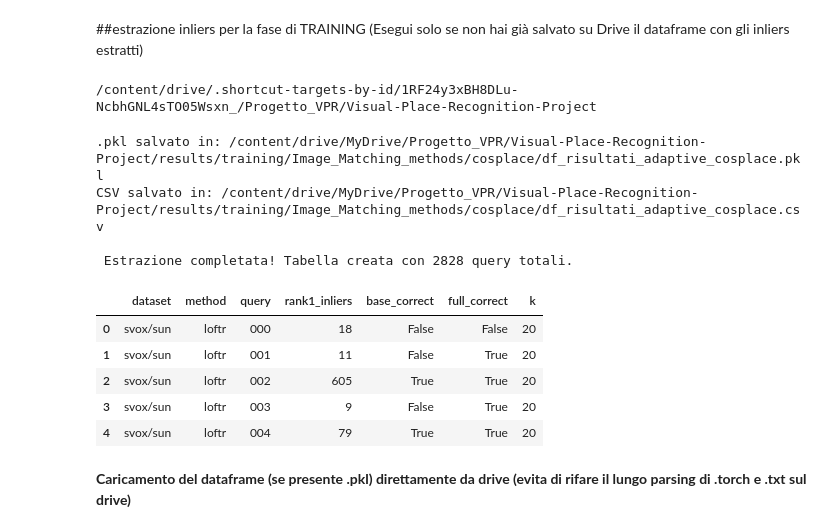
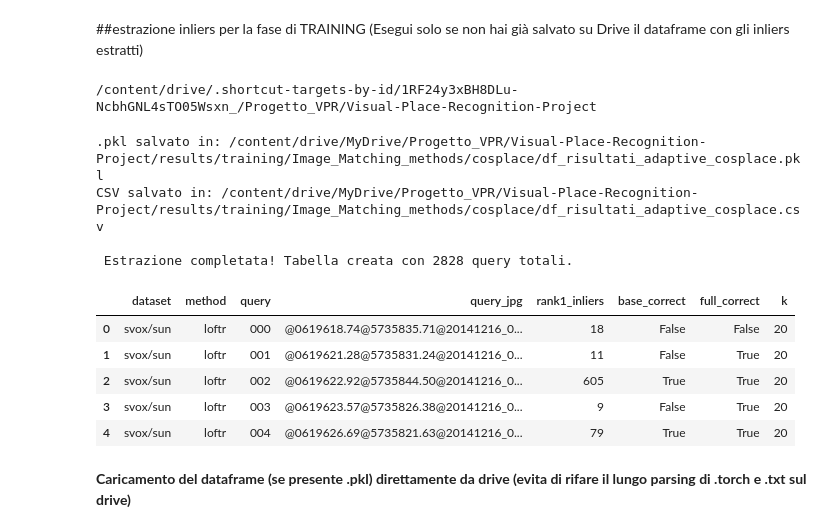
Before and after one commit to androsida/Visual-Place-Recognition-Project, a Jupyter notebook: start_your_project.ipynb, the cells around one changed output. Saved outputs shown, nothing was run; the diff lists cells and outputs as text; code cells hidden in the pictures.

```diff
--- a/start_your_project.ipynb
+++ b/start_your_project.ipynb
@@ -460,8 +460,11 @@ for dataset in datasets:
                 with open(txt_path, 'r') as f:
                     content = f.read().splitlines()
 
+                query_start = content.index("Query path:") + 1
                 preds_start = content.index("Predictions paths:") + 1
                 positives_start = content.index("Positives paths:") + 1
+
+                query_jpg = Path(content[query_start].strip()).name
 
                 predictions = [Path(line.strip()).name for line in content[preds_start:positives_start-1] if line.strip()]
                 positives = {Path(line.strip()).name for line in content[positives_start:] if line.strip()}
@@ -487,6 +490,7 @@ for dataset in datasets:
                 "dataset": dataset,
                 "method": method,
                 "query": q_name,
+                "query_jpg": query_jpg,
                 "rank1_inliers": inliers_list[0],
                 "base_correct": base_correct,
                 "full_correct": full_correct,
@@ -684,8 +688,12 @@ for dataset in datasets:
                 with open(txt_path, 'r') as f:
                     content = f.read().splitlines()
 
+
+                query_start = content.index("Query path:") + 1
                 preds_start = content.index("Predictions paths:") + 1
                 positives_start = content.index("Positives paths:") + 1
+
+                query_jpg = Path(content[query_start].strip()).name
 
                 predictions = [Path(line.strip()).name for line in content[preds_start:positives_start-1] if line.strip()]
                 positives = {Path(line.strip()).name for line in content[positives_start:] if line.strip()}
@@ -711,42 +719,43 @@ for dataset in datasets:
                 "dataset": dataset,
                 "method": method,
                 "query": q_name,
+                "query_jpg": query_jpg,
                 "rank1_inliers": inliers_list[0],
                 "base_correct": base_correct,
                 "full_correct": full_correct,
                 "k": k
             })
 
 # 3. Creazione del DataFrame globale in memoria
 df_risultati_train = pd.DataFrame(tutti_i_dati)
 # 4. Salvataggio direttamente nella cartella drive del metodo VPR del csv e del .pkl
 output_dir = Path(base_dir) / "Image_Matching_methods" / vpr_method
 output_dir.mkdir(parents=True, exist_ok=True)
 
 pkl_path = output_dir / f"df_risultati_adaptive_{vpr_method}.pkl"
 csv_path = output_dir / f"df_risultati_adaptive_{vpr_method}.csv"
 
 df_risultati_train.to_pickle(pkl_path)
 df_risultati_train.to_csv(csv_path, index=False)
 
 
 print(f".pkl salvato in: {pkl_path}")
 print(f"CSV salvato in: {csv_path}")
 print(f"\n Estrazione completata! Tabella creata con {len(df_risultati_train)} query totali.")
 
 df_risultati_train.head()
 # %% [output]
 /content/drive/.shortcut-targets-by-id/1RF24y3xBH8DLu-NcbhGNL4sTO05Wsxn_/Progetto_VPR/Visual-Place-Recognition-Project
 .pkl salvato in: /content/drive/MyDrive/Progetto_VPR/Visual-Place-Recognition-Project/results/training/Image_Matching_methods/cosplace/df_risultati_adaptive_cosplace.pkl
 CSV salvato in: /content/drive/MyDrive/Progetto_VPR/Visual-Place-Recognition-Project/results/training/Image_Matching_methods/cosplace/df_risultati_adaptive_cosplace.csv
 
  Estrazione completata! Tabella creata con 2828 query totali.
-|  | dataset | method | query | rank1_inliers | base_correct | full_correct | k |
-| 0 | svox/sun | loftr | 000 | 18 | False | False | 20 |
-| 1 | svox/sun | loftr | 001 | 11 | False | True | 20 |
-| 2 | svox/sun | loftr | 002 | 605 | True | True | 20 |
-| 3 | svox/sun | loftr | 003 | 9 | False | True | 20 |
-| 4 | svox/sun | loftr | 004 | 79 | True | True | 20 |
+|  | dataset | method | query | query_jpg | rank1_inliers | base_correct | full_correct | k |
+| 0 | svox/sun | loftr | 000 | @0619618.74@5735835.71@20141216_0... | 18 | False | False | 20 |
+| 1 | svox/sun | loftr | 001 | @0619621.28@5735831.24@20141216_0... | 11 | False | True | 20 |
+| 2 | svox/sun | loftr | 002 | @0619622.92@5735844.50@20141216_0... | 605 | True | True | 20 |
+| 3 | svox/sun | loftr | 003 | @0619623.57@5735826.38@20141216_0... | 9 | False | True | 20 |
+| 4 | svox/sun | loftr | 004 | @0619626.69@5735821.63@20141216_0... | 79 | True | True | 20 |
 # %% [markdown]
 **Caricamento del dataframe (se presente .pkl) direttamente da drive (evita di rifare il lungo parsing di .torch e .txt sul drive)**
 # %%
```
Also changed, not shown: parts of 1 cell of this notebook.
